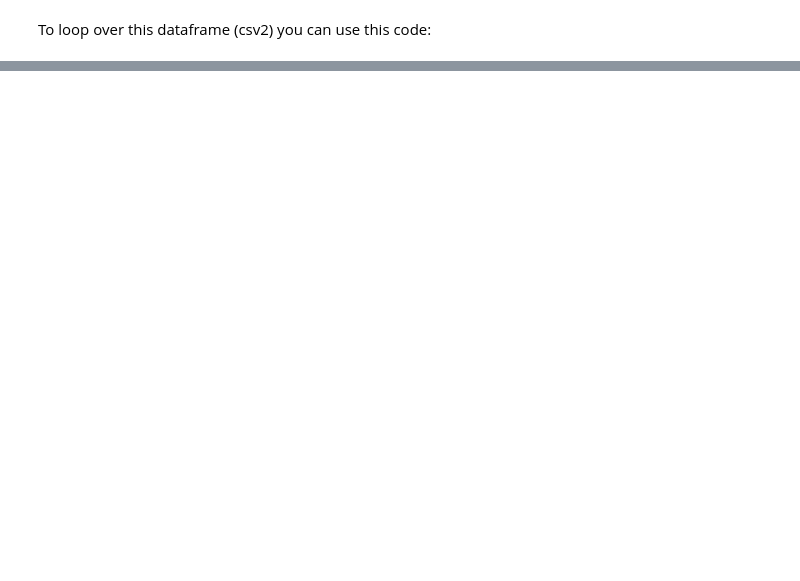
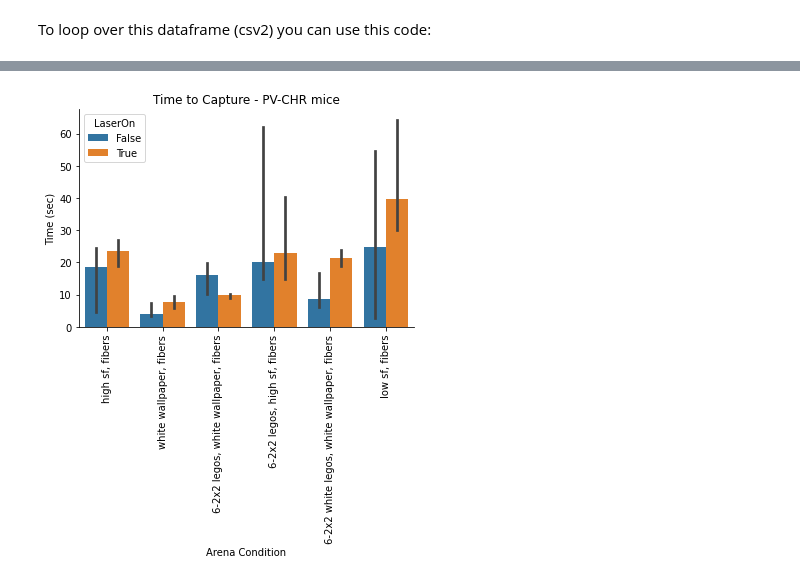
Before and after one commit to nielllab/FreelyMovingEphys, a Jupyter notebook: project_analysis/prey_capture/OptoPrey_basic.ipynb, the cells around one changed output, grey strips where cells are left out. Drawn from its saved outputs; the diff is of its cells as text; code cells hidden in the pictures; blank space fills up the shorter version.

```diff
--- a/project_analysis/prey_capture/OptoPrey_basic.ipynb
+++ b/project_analysis/prey_capture/OptoPrey_basic.ipynb
@@ -364,2 +315,2 @@ az, spd, dist, mouse_xy,Cricket_xy,t, movieT=calc_basic_param(topfile)
 # %%
-captureT, timetoapproach, freqapproach, prob_inter, prob_capture=calc_prob(az, spd, dist, mouse_xy,Cricket_xy,t,movieT)
+#captureT, timetoapproach, freqapproach, prob_inter, prob_capture=calc_prob(az, spd, dist, mouse_xy,Cricket_xy,t,movieT)
@@ -373,0 +317,33 @@ for laser in [True,False]:
+# %%
+csv3=csv2.drop([295,330,331,427])
+# %%
+#lines to make lists of values and append to dataframe csv2
+all_captureT = []
+all_timetoapproach = []
+all_freqapproach = []
+all_prob_inter = []
+all_prob_capture = []
+
+for ind, row in csv3.iterrows(): # files is a list of all filenames you want to look at (preferably full paths)
+#     print(ind)
+    topfile=glob.glob((os.path.normpath(os.path.join('//new-monster/T/OptoPreyCapture',row['experiment_date'],row['animal_name'],'trial_{:d}'.format(row['Trial']),'*TOP1.nc'))))[0]# Top nc file
+#     print(topfile)
+    try:
+        captureT, timetoapproach, freqapproach, prob_inter, prob_capture = calculations(topfile)
+        all_captureT.append(captureT)
+        all_timetoapproach.append(timetoapproach)
+        all_freqapproach.append(freqapproach)
+        all_prob_inter.append(prob_inter)
+        all_prob_capture.append(prob_capture)
+    except:
+        all_captureT.append(np.nan)
+        all_timetoapproach.append(np.nan)
+        all_freqapproach.append(np.nan)
+        all_prob_inter.append(np.nan)
+        all_prob_capture.append(np.nan)
+
+csv3['captureT'] = all_captureT
+csv3['timetoapproach'] = all_timetoapproach
+csv3['freqapproach'] = all_freqapproach
+csv3['prob_inter'] = all_prob_inter
+csv3['prob_capture'] = all_prob_capture
@@ -373,0 +369,12 @@ for laser in [True,False]:
+# %%
+test1=csv3[csv3['animal_name'].str.contains('PV')]
+test1=test1[test1['Wallpaper'].str.contains('fibers')]
+#test1=test1[test1['Trial'].astype(str).str.contains('1|2')]
+plt.close('all')
+ax,fig=plt.subplots(1,1)
+sns.barplot(x='Wallpaper', y='captureT', hue='LaserOn', data=test1, ci=68, estimator = np.median)
+plt.title('Time to Capture - PV-CHR mice'); plt.xlabel('Arena Condition'); plt.ylabel('Time (sec)')
+plt.xticks(rotation = 'vertical') ; sns.despine()
+#plt.savefig('T:\OptoPreyCapture\Figures\CHtime2cap_fibers1.pdf', bbox_inches="tight")
+# %% [output]
+[figure, added]
```
Also changed, not shown: parts of 14 cells of this notebook, 1 other file.
